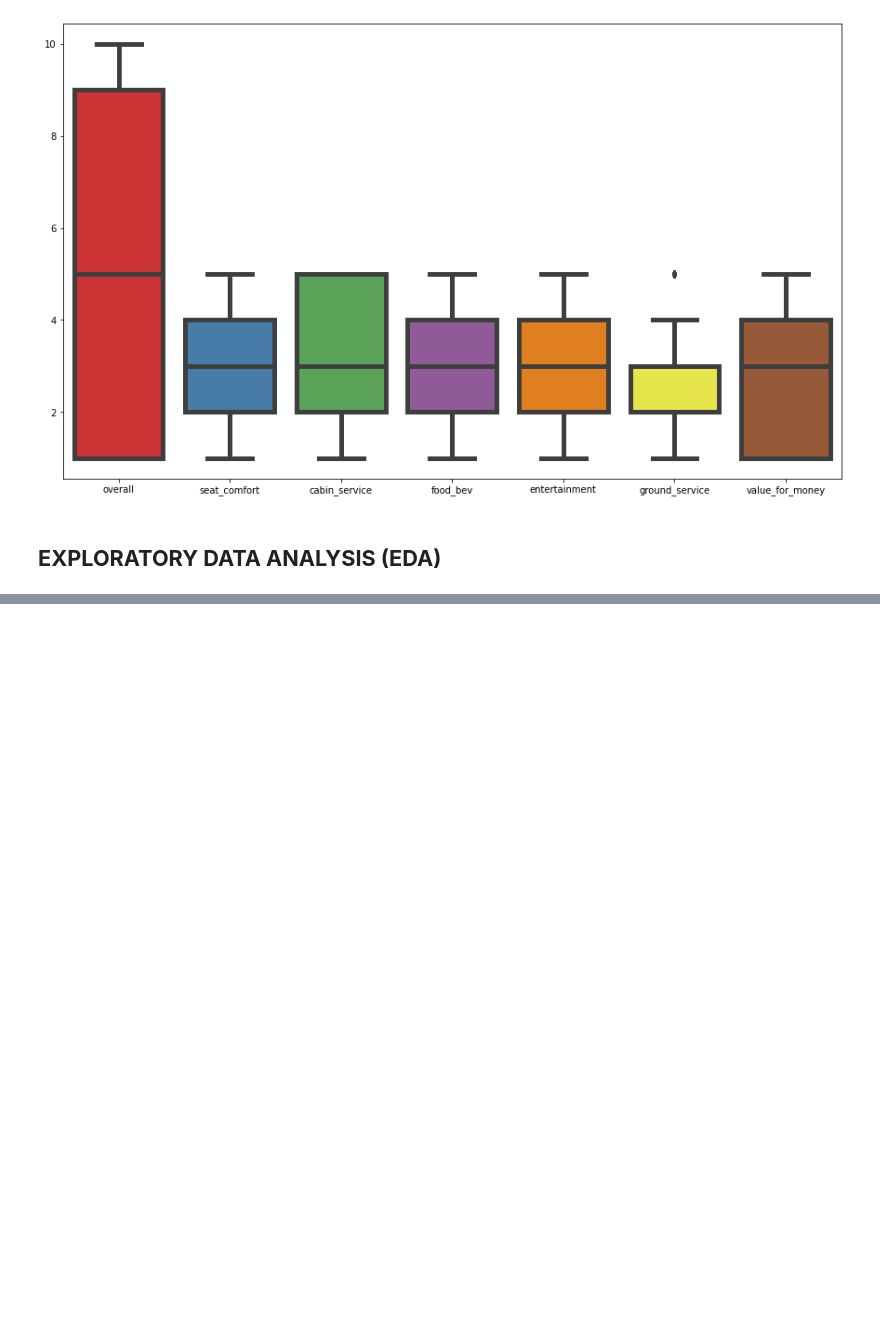
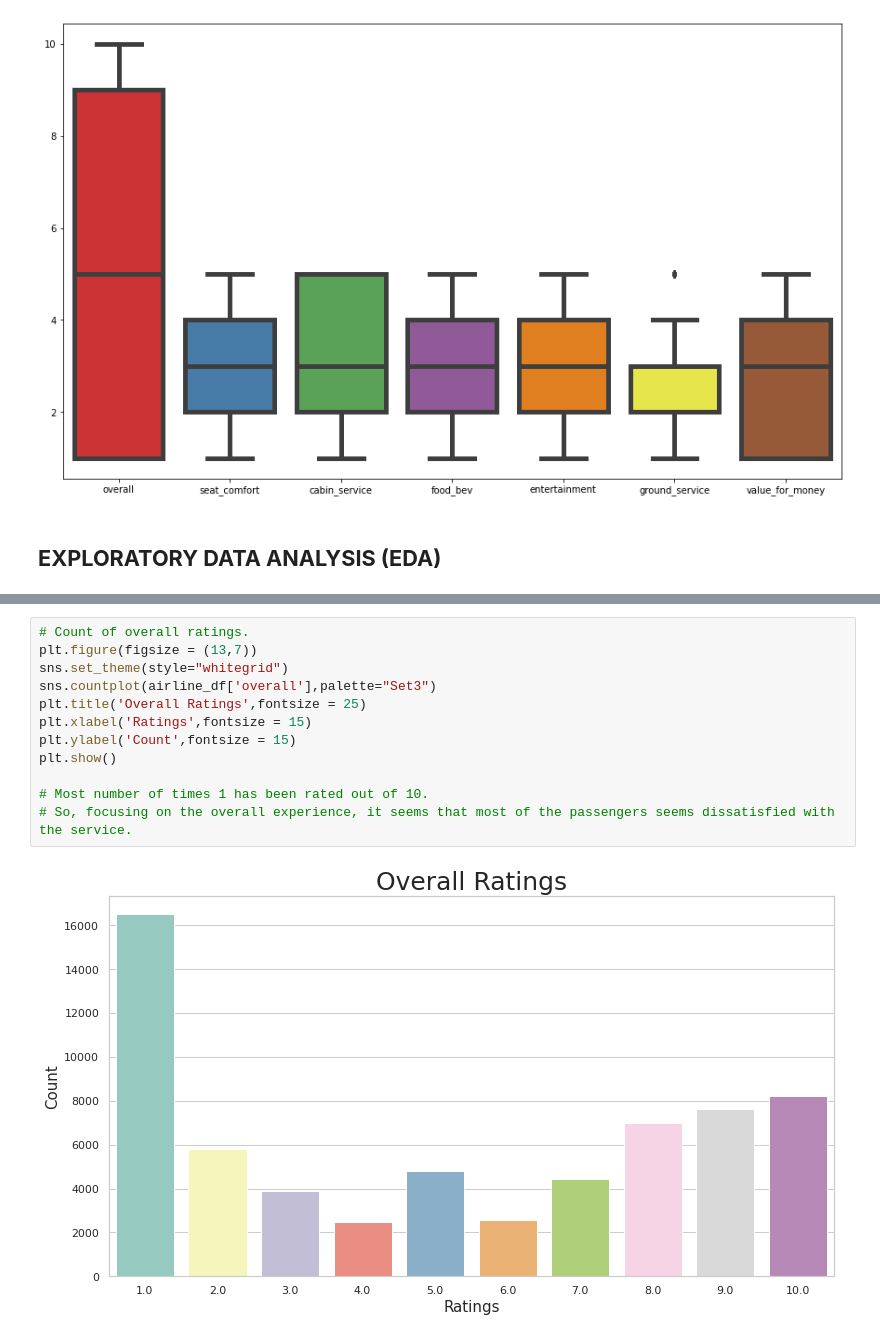
Before and after one commit to Arka1212/Airline-Passenger-Referral-Prediction, a Jupyter notebook: Airline_Passenger_Referral_Prediction.ipynb, the cells around one changed output, grey strips where cells are left out. Drawn from its saved outputs; the diff is of its cells as text; blank space fills up the shorter version.

```diff
--- a/Airline_Passenger_Referral_Prediction.ipynb
+++ b/Airline_Passenger_Referral_Prediction.ipynb
@@ -313,0 +327,14 @@ plt.show()
+# %%
+# Count of overall ratings.
+plt.figure(figsize = (13,7))
+sns.set_theme(style="whitegrid")
+sns.countplot(airline_df['overall'],palette="Set3")
+plt.title('Overall Ratings',fontsize = 25)
+plt.xlabel('Ratings',fontsize = 15)
+plt.ylabel('Count',fontsize = 15)
+plt.show()
+
+# Most number of times 1 has been rated out of 10.
+# So, focusing on the overall experience, it seems that most of the passengers seems dissatisfied with the service.
+# %% [output]
+[figure, added]
```
Also changed, not shown: parts of 4 cells of this notebook.
